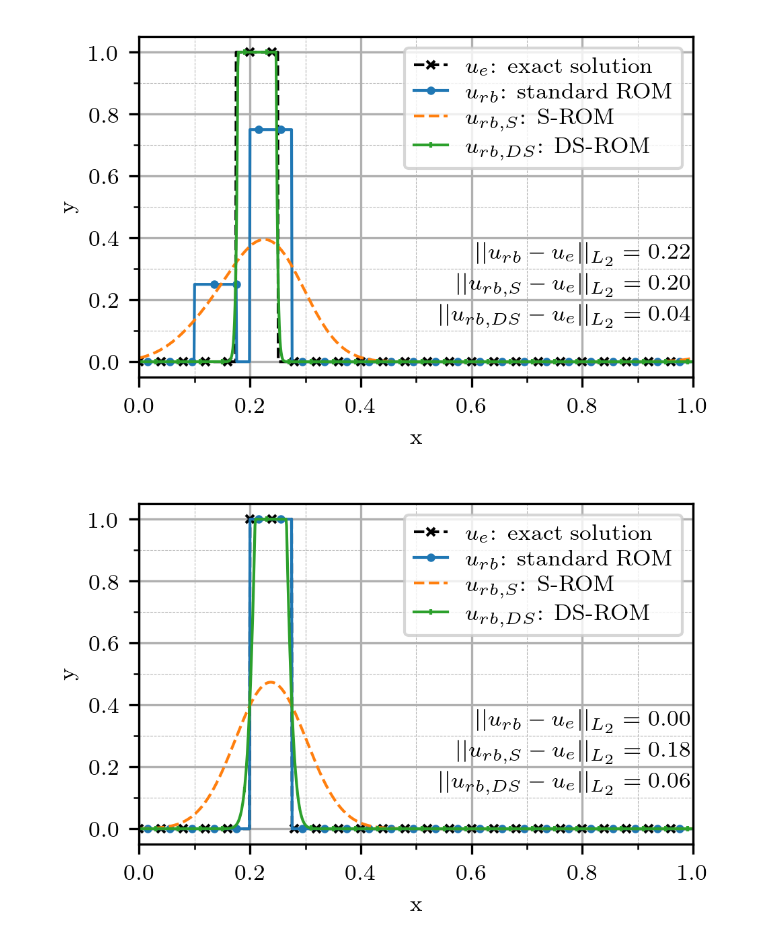
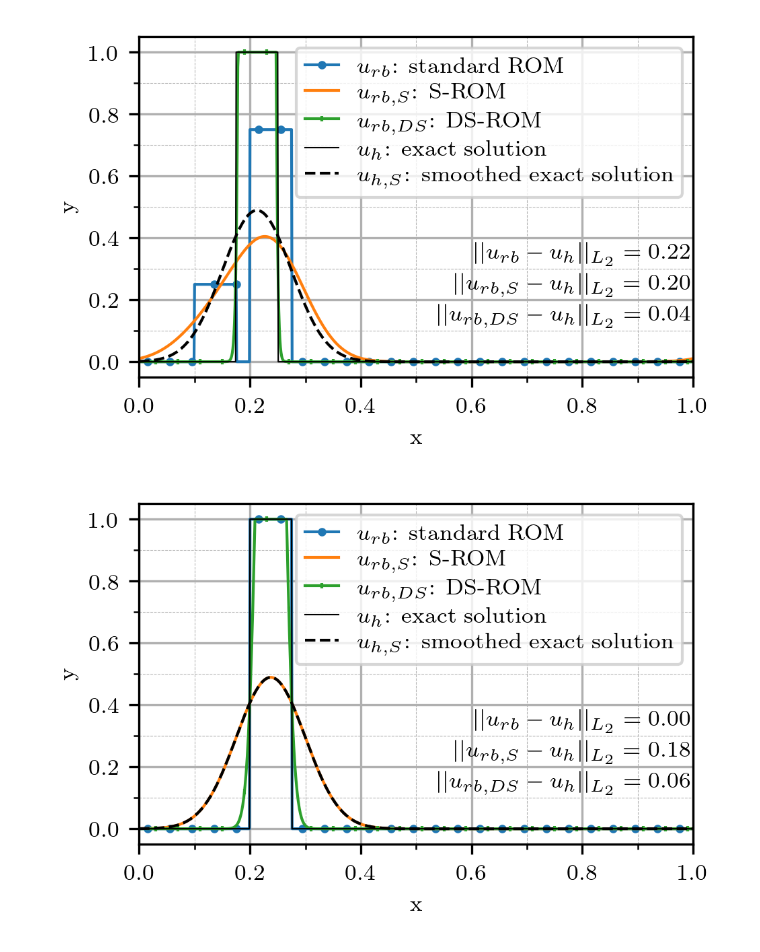
Before and after one commit to flabowski/POD-ROM-and-gaussian-convolution, a Jupyter notebook: notebooks/Fig08_09_10_A_simple_demo.ipynb, the cells around one changed output. Saved outputs shown, nothing was run; the diff lists cells and outputs as text; code cells hidden in the pictures.

```diff
--- a/notebooks/Fig08_09_10_A_simple_demo.ipynb
+++ b/notebooks/Fig08_09_10_A_simple_demo.ipynb
@@ -47,7 +47,7 @@ case = {
     "g": rectangular_pulse, #small_saw_tooth, #saw_tooth, #rectangular_pulse,
     "truncate": 12,
     "mode": "wrap",
-    "sigma": 0.06,
+    "sigma": 0.0578,
 
     "c": 2,
     "monitor_progress_postprocessing": False,
@@ -115,10 +115,11 @@ plt.show()
 # %%
 for ss in [0, 1, 2]:
     fig, ax = plt.subplots()
-    ax.plot(x, X_test[ss, :], "kx--", ms=3, lw=1, markevery=(0, markevery), label=r"$u_e$: exact solution")
     ax.plot(x, X_test_ROM[ss, :], "C0o-", ms=2, lw=1, markevery=(15, markevery), label=r"$u_{rb}$: standard ROM")
-    ax.plot(x, X_test_sROM[ss, :], "C1--", ms=2, lw=1, label=r"$u_{rb, S}$: S-ROM")
+    ax.plot(x, X_test_sROM[ss, :], "C1", ms=2, lw=1, label=r"$u_{rb, S}$: S-ROM")
     ax.plot(x, X_test_sROMs[ss, :], "C2|-", ms=2, lw=1, markevery=(30, markevery), label=r"$u_{rb, DS}$: DS-ROM")
+    ax.plot(x, X_test[ss, :], "k-", ms=3, lw=.5, markevery=(0, markevery), label=r"$u_h$: exact solution")
+    ax.plot(x, X_test_s[ss, :], "k--", ms=3, lw=1, markevery=(0, markevery), label=r"$u_{h,S}$: smoothed exact solution")
     # plt.plot(x, X_test[0], "kx-", ms=4, markevery=(0, markevery), label=r"$u_e$: exact solution")
     # plt.plot(x, X_test_sROM[0], "C1--", ms=4, markevery=(15, markevery), label=r"$u_{rb, S}$: S-ROM")
     # plt.plot(x, X_train[1], "C3-3", ms=4, lw=.5, markevery=(30, markevery), label=r"smoothed snapshot \#2")
@@ -129,9 +130,9 @@ for ss in [0, 1, 2]:
     plt.grid(True, which='minor', linestyle='--', lw=.25)
     plt.grid(True, which='major', linestyle='-')
     plt.legend(loc="upper right")
-    ax.text(0.999, 0.35, r"$||u_{rb}-u_e||_{L_2}"+"={:.2f}$".format(e_ROM[ss]), horizontalalignment='right', verticalalignment='center')
-    ax.text(0.999, 0.25, r"$||u_{rb, S}-u_e||_{L_2}"+"={:.2f}$".format(e_sROM[ss]), horizontalalignment='right', verticalalignment='center')
-    ax.text(0.999, 0.15, r"$||u_{rb, DS}-u_e||_{L_2}"+"={:.2f}$".format(e_sROMs[ss]), horizontalalignment='right', verticalalignment='center')
+    ax.text(0.999, 0.35, r"$||u_{rb}-u_h||_{L_2}"+"={:.2f}$".format(e_ROM[ss]), horizontalalignment='right', verticalalignment='center')
+    ax.text(0.999, 0.25, r"$||u_{rb, S}-u_h||_{L_2}"+"={:.2f}$".format(e_sROM[ss]), horizontalalignment='right', verticalalignment='center')
+    ax.text(0.999, 0.15, r"$||u_{rb, DS}-u_h||_{L_2}"+"={:.2f}$".format(e_sROMs[ss]), horizontalalignment='right', verticalalignment='center')
     plt.xlabel("x")
     plt.ylabel("y")
     plt.xlim(0, 1)
@@ -142,5 +143,5 @@ for ss in [0, 1, 2]:
-[figure, old version]
+[figure, new version]
-[figure, old version]
+[figure, new version]
 # %%
 case["n_test"] = 25
 n_val = 500
```
Also changed, not shown: parts of 4 cells of this notebook, 1 other file.
